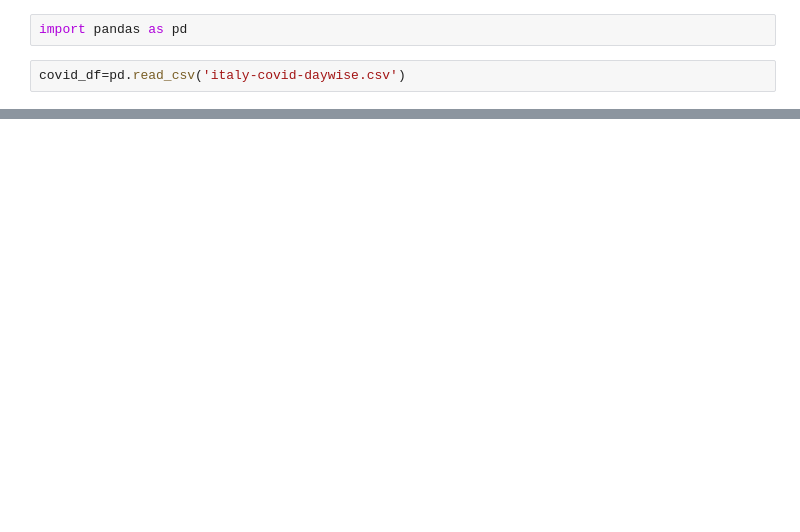
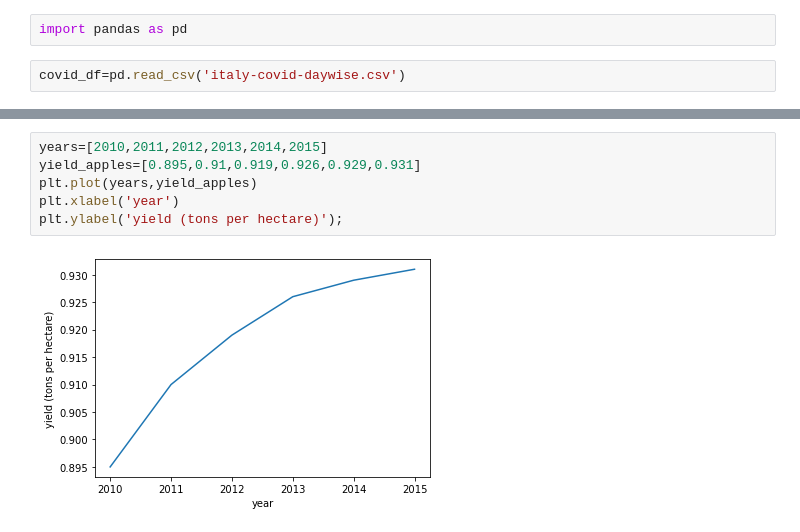
Before and after one commit to srikrishna-stack/Data-analytics---python, a Jupyter notebook: pandas.ipynb, the cells around one changed output, grey strips where cells are left out. Saved outputs shown, nothing was run; the diff lists cells and outputs as text; blank space fills up the shorter version.

```diff
--- a/pandas.ipynb
+++ b/pandas.ipynb
@@ -154,0 +214,8 @@ tests_df
+# %%
+years=[2010,2011,2012,2013,2014,2015]
+yield_apples=[0.895,0.91,0.919,0.926,0.929,0.931]
+plt.plot(years,yield_apples)
+plt.xlabel('year')
+plt.ylabel('yield (tons per hectare)');
+# %% [output]
+[figure, added]
```
Also changed, not shown: parts of 66 cells of this notebook.
